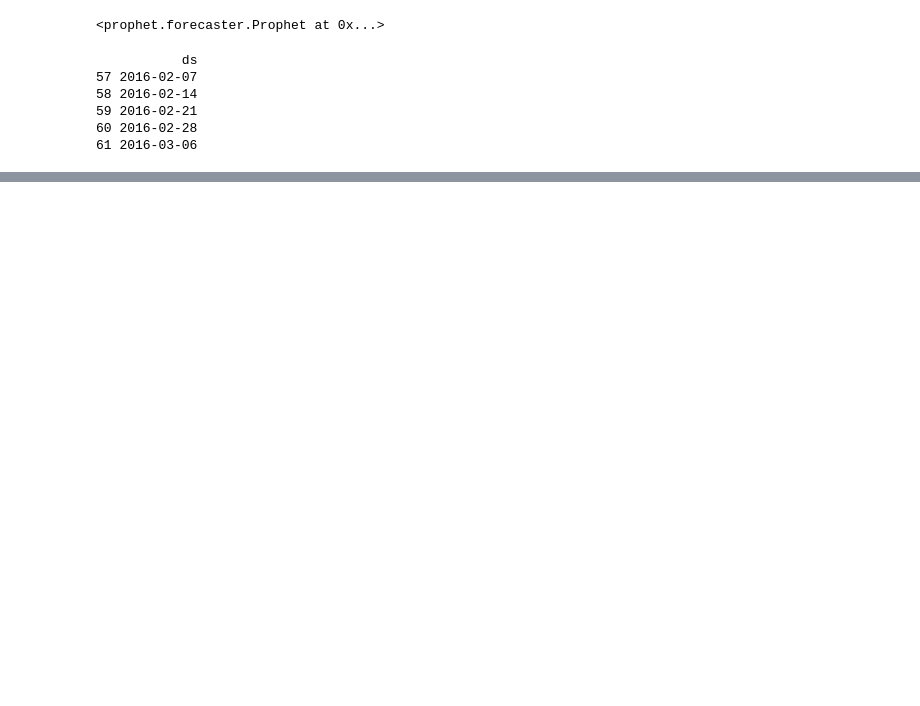
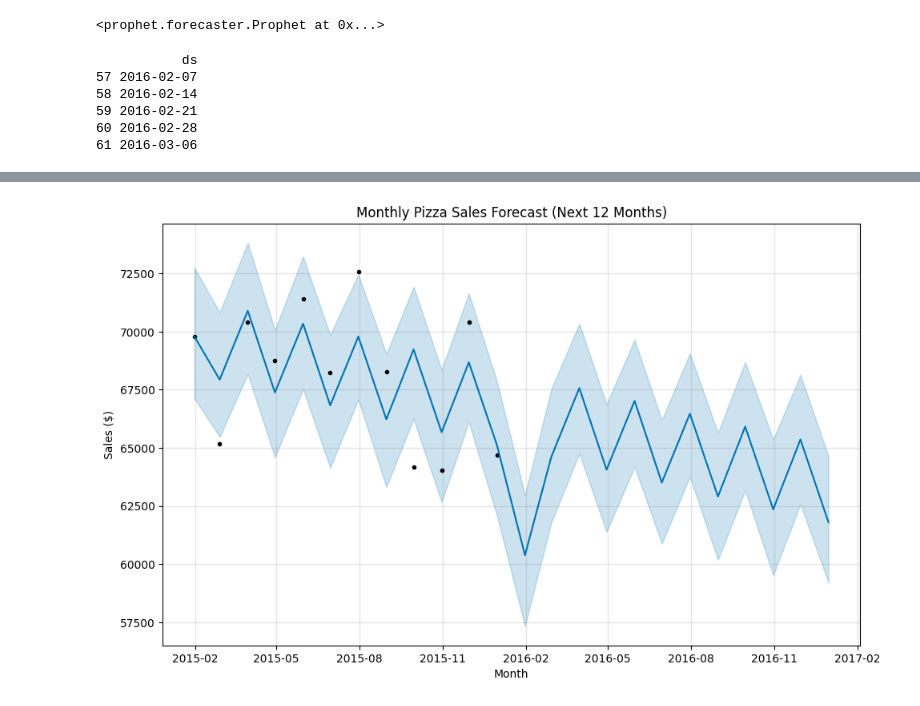
Before and after one commit to AdityaKumbhar21/Pizza_Sales_Analysis_and_Forecasting, a Jupyter notebook: notebooks/02_forecasting.ipynb, the cells around one changed output, grey strips where cells are left out. Cells and saved outputs as stored; diff of their text form; code cells hidden in the pictures; blank space fills up the shorter version.

```diff
--- a/notebooks/02_forecasting.ipynb
+++ b/notebooks/02_forecasting.ipynb
@@ -392,0 +408,14 @@ plt.show()
+# %%
+monthly_sales = df['total_price'].resample('M').sum().reset_index()
+prophet_df = monthly_sales.rename(columns={'order_date': 'ds', 'total_price': 'y'})
+
+model = Prophet(
+    yearly_seasonality=False,
+    weekly_seasonality=False,
+    daily_seasonality=False
+)
+
+model.add_seasonality(name='monthly', period=30.5, fourier_order=5)
+
+
+model.fit(prophet_df)
@@ -392,0 +426,13 @@ plt.show()
+# %%
+future = model.make_future_dataframe(periods=12, freq='M')
+forecast = model.predict(future)
+# %%
+# Plot the forecast
+fig = model.plot(forecast)
+plt.title("Monthly Pizza Sales Forecast (Next 12 Months)")
+plt.xlabel("Month")
+plt.ylabel("Sales ($)")
+plt.grid(True)
+plt.show()
+# %% [output]
+[figure, added]
```
Also changed, not shown: parts of 10 cells of this notebook.
